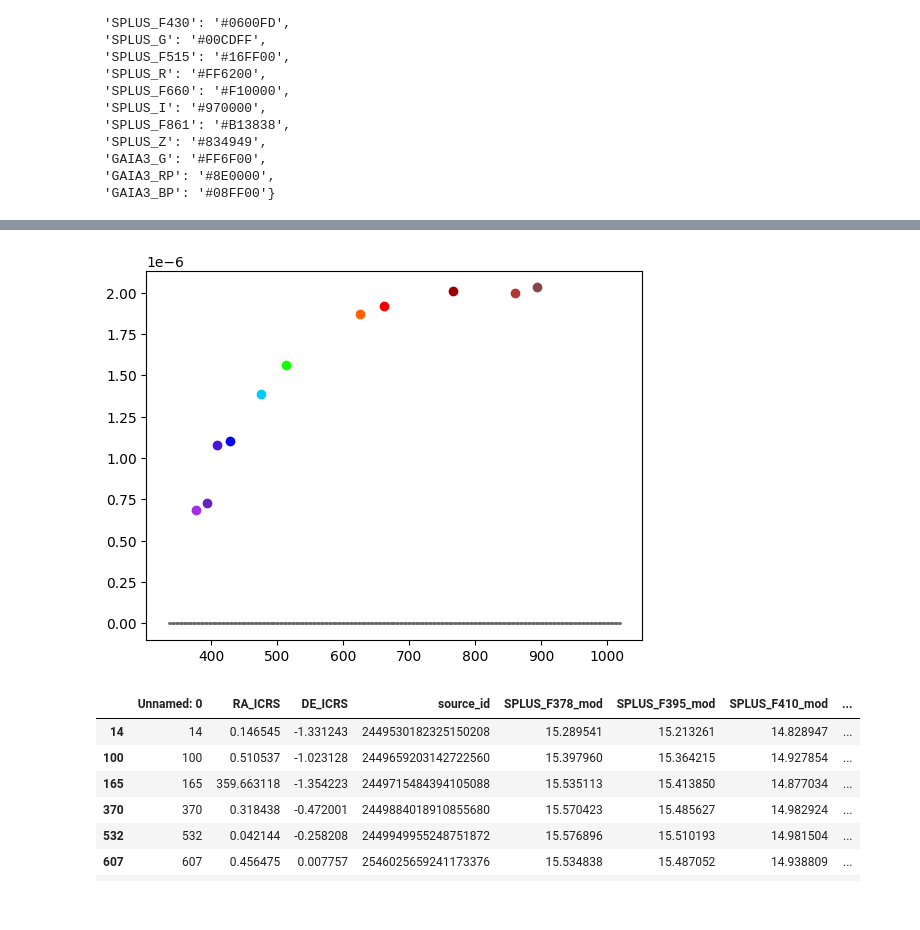
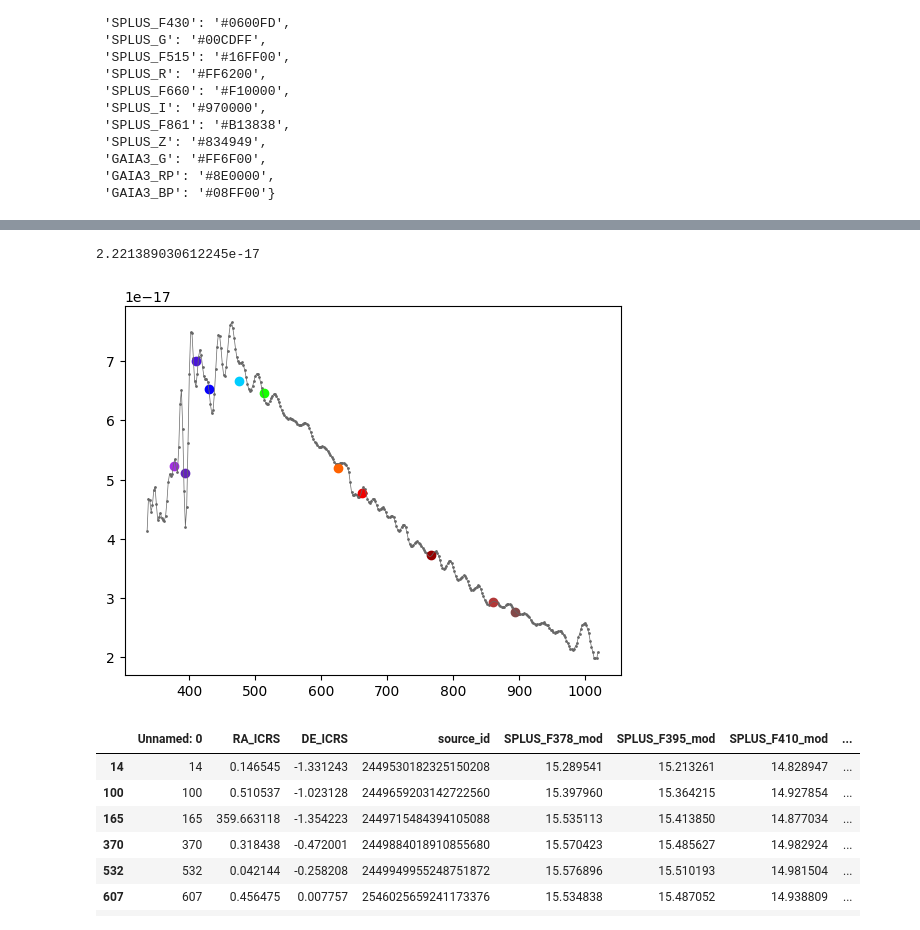
Before and after one commit to felipefer42/SPLUS_iDR5_utils, a Jupyter notebook: spectra/get_gaia_spectra.ipynb, the cells around one changed output, grey strips where cells are left out. Saved outputs shown, nothing was run; the diff lists cells and outputs as text; code cells hidden in the pictures.

Commit message:
finished footprint plot and added spectra plot

```diff
--- a/spectra/get_gaia_spectra.ipynb
+++ b/spectra/get_gaia_spectra.ipynb
@@ -72,7 +60,7 @@ Done! Output saved to path: ./output_spectra.csv
 # %%
 # Current (iDR5)
 #http://svo2.cab.inta-csic.es/svo/theory/fps3/index.php?mode=browse
-lambda_ref = {  'SPLUS_U': 3533.29, 'SPLUS_F378': 3773.13,
+_lambda_ref = {  'SPLUS_U': 3533.29, 'SPLUS_F378': 3773.13,
               'SPLUS_F395': 3940.70, 'SPLUS_F410': 4095.27,
               'SPLUS_F430': 4292.39,    'SPLUS_G': 4758.49,
               'SPLUS_F515': 5133.15,    'SPLUS_R': 6251.83,
@@ -183,0 +216,9 @@ filters_colors
+# %%
+# Load instrumental magnitudes
+from astropy.table import Table
+
+inst_file = "STRIPE82_0001_SPLUS_dual_gaiaXPSP_phot.fits"
+inst_table = Table.read(inst_file)
+
+inst_df = inst_table.to_pandas()
+inst_df.columns
@@ -257,26 +420,52 @@ array([ 336.,  338.,  340.,  342.,  344.,  346.,  348.,  350.,  352.,
+# %%
+def mAB_to_fluxwl(mAB, wl):
+    """
+    Calculates the flux in units of [W nm-1 m-2] from AB magnitudes, for a given wl given in [nm]
+
+    Parameters
+    ----------
+    mAB : float
+        magnitude in the AB system
+    wl : float
+        wavelength given in [nm]
+
+    Returns
+    -------
+    float
+        flux in units of [W nm-1 m-2]
+
+    """
+
+    fwl = 1.088480625 * 10**(-5) * wl**(-2) * 10**(-0.4*mAB)
+
+    return fwl
+# %% [output]
+2.221389030612245e-17
 # %%
 from matplotlib import pyplot as plt
 import numpy as np
 
 source = 2642100160642247424
 
 i = np.where(calibrated_spectra["source_id"] == source)[0][0]
 
 plt.plot(sampling, calibrated_spectra.loc[i, "flux"], lw = 0.5, color = "#666666", alpha = 1)
 plt.scatter(sampling, calibrated_spectra.loc[i, "flux"], s = 2, lw = 0.5, color = "#666666", alpha = 1)
 
 # Synthetic magnitudes
 filters = ["SPLUS_F378", "SPLUS_F395", "SPLUS_F410", "SPLUS_F430", "SPLUS_G", "SPLUS_F515", "SPLUS_R", "SPLUS_F660", "SPLUS_I", "SPLUS_F861", "SPLUS_Z"]
 
 j = np.where(input_data["source_id"] == source)[0][0]
 
 for filt in filters:
     filt_color = filters_colors[filt]
     filt_wl = _lambda_ref[filt]/10
-    flux = np.power(10, -0.4 * input_data[f"{filt}_mod"][j])
+
+    mAB = input_data[f"{filt}_mod"][j]
+    flux = mAB_to_fluxwl(mAB, filt_wl)
     plt.scatter(filt_wl, flux, color = filt_color)
 # %% [output]
-[figure, old version]
+[figure, new version]
 # %%
 f = (input_data["SPLUS_R_mod"] > 14) & (input_data["SPLUS_R_mod"] < 15) & (input_data["SPLUS_F430_mod"] < 15)
 
```
Also changed, not shown: parts of 8 cells of this notebook, 10 other files.
